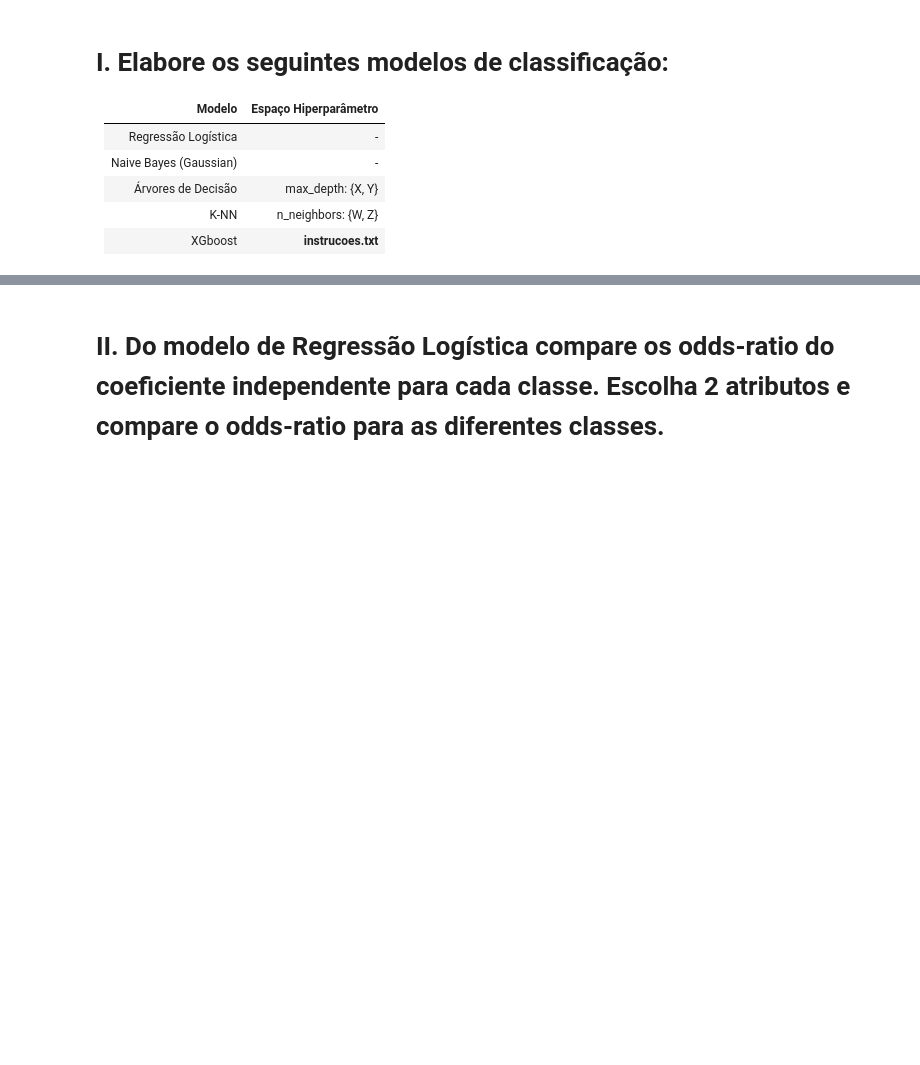
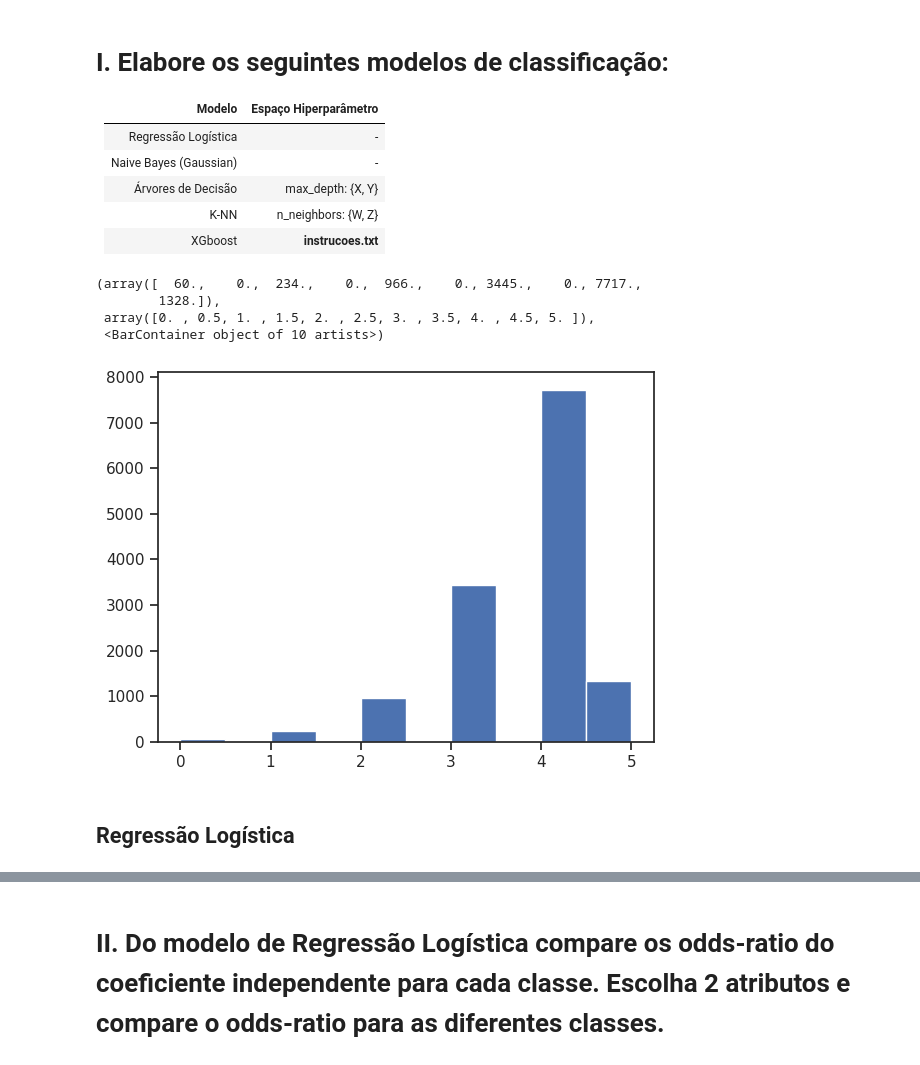
Before and after one commit to vinisilvag/iia-machine-learning, a Jupyter notebook: main.ipynb, the cells around one changed output, grey strips where cells are left out. Drawn from its saved outputs; the diff is of its cells as text; code cells hidden in the pictures; blank space fills up the shorter version.

```diff
--- a/main.ipynb
+++ b/main.ipynb
@@ -279,0 +407,25 @@ params = [[50, 4, 0.2],
+# %%
+# np.inf no lugar de inf por causa de erros de execução
+classes = {0.0: (-np.inf, -0.0025),
+           1.0: (-0.0025, -0.0020),
+           2.0: (-0.0020, -0.0015),
+           3.0: (-0.0015, -0.0010),
+           4.0: (-0.0010, -0.0005),
+           5.0: (-0.0005, np.inf)}
+
+bins = []
+for values in list(classes.values()):
+    bins.append(values[0])
+    bins.append(values[1])
+bins = list(dict.fromkeys(bins))
+labels = tuple(classes.keys())
+
+df["DiscreteGoal"] = pd.cut(df["Goal"], bins=bins, labels=labels)
+# %%
+plt.hist(df["DiscreteGoal"])
+# %% [output]
+(array([  60.,    0.,  234.,    0.,  966.,    0., 3445.,    0., 7717.,
+        1328.]),
+ array([0. , 0.5, 1. , 1.5, 2. , 2.5, 3. , 3.5, 4. , 4.5, 5. ]),
+ <BarContainer object of 10 artists>)
+[figure, added]
@@ -279,0 +437,2 @@ params = [[50, 4, 0.2],
+# %% [markdown]
+## Regressão Logística
```
Also changed, not shown: parts of 41 cells of this notebook.
